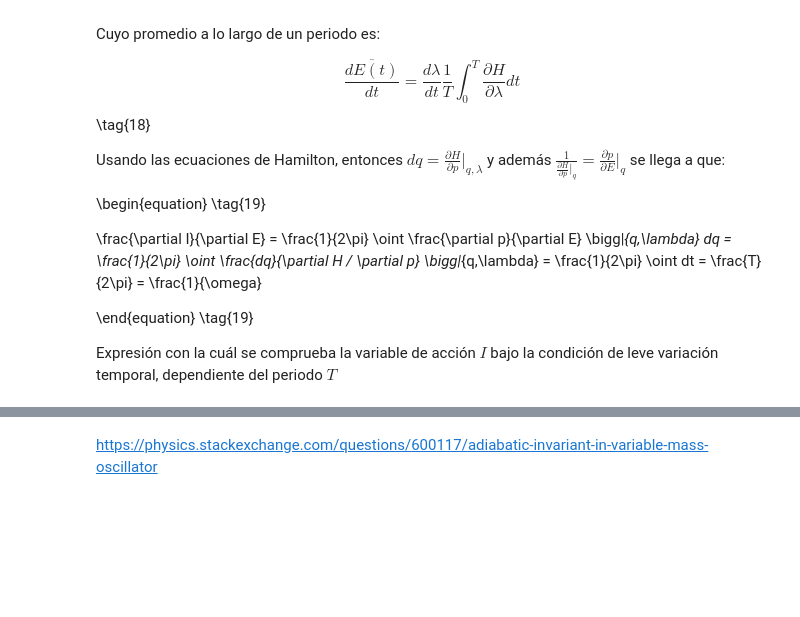
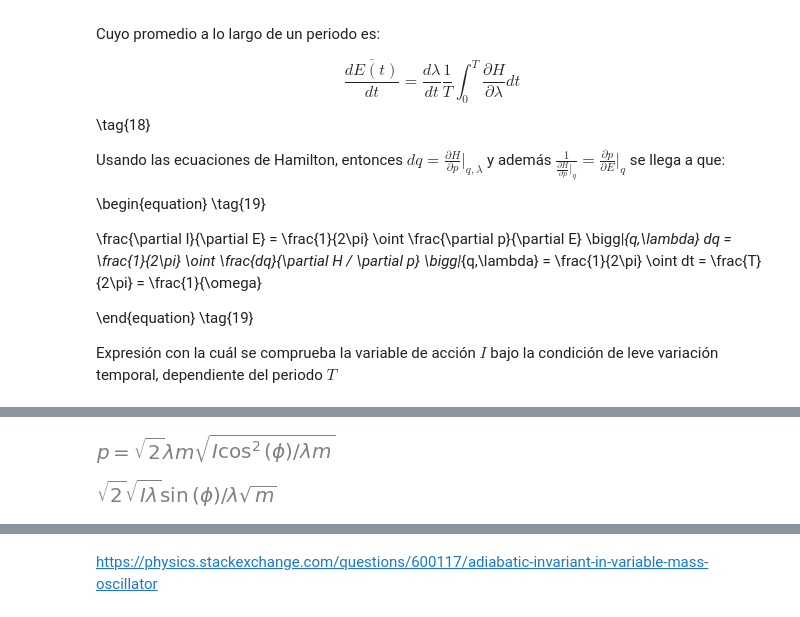
Before and after one commit to jerolg/FISICA_TEORICA_2, a Jupyter notebook: T3_Mecanica_hamilton/T3_hamilton.ipynb, the cells around one changed output, grey strips where cells are left out. Saved outputs shown, nothing was run; the diff lists cells and outputs as text; code cells hidden in the pictures; blank space fills up the shorter version.

```diff
--- a/T3_Mecanica_hamilton/T3_hamilton.ipynb
+++ b/T3_Mecanica_hamilton/T3_hamilton.ipynb
@@ -254,0 +273,12 @@ Junto con el nuevo hamiltoniano $H'(I, \phi, \lambda) = E (I, \lambda)$ surgen l
+# %%
+I, phi, phi_p, Lambda = sp.symbols('I'), sp.symbols('phi'), sp.symbols('phi_p'),  sp.symbols('lambda')
+
+P = ((P.subs(E, I*Lambda)).subs(omega_0*(t-t_0), phi)).subs(omega_0, Lambda)
+P
+# %% [output]
+[figure, added]
+# %%
+X = ((X[0].subs(E, I*Lambda)).subs(omega_0*(t-t_0), phi)).subs(omega_0, Lambda)
+X
+# %% [output]
+[figure, added]
```
Also changed, not shown: parts of 6 cells of this notebook.
